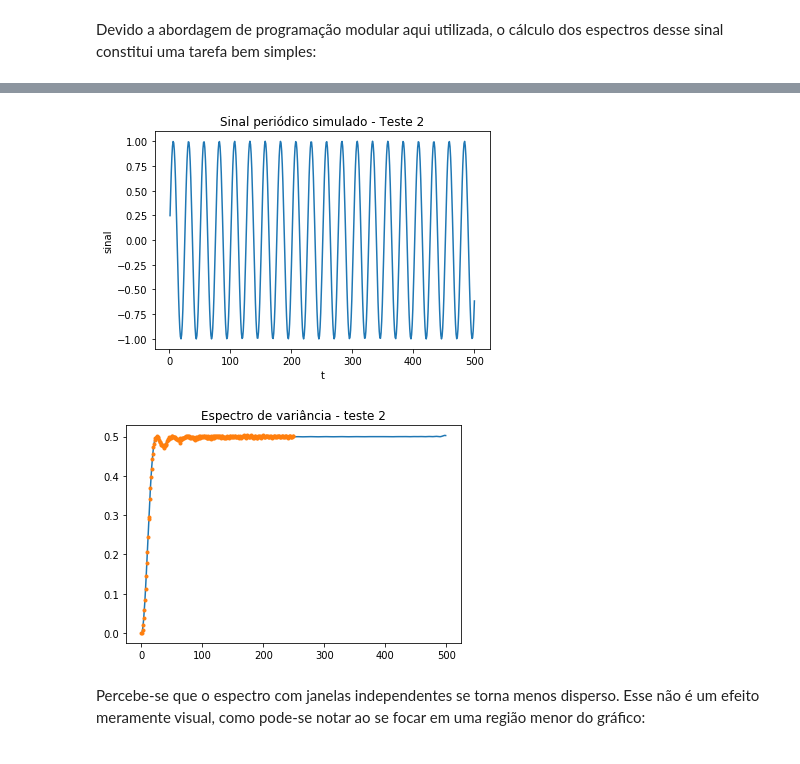
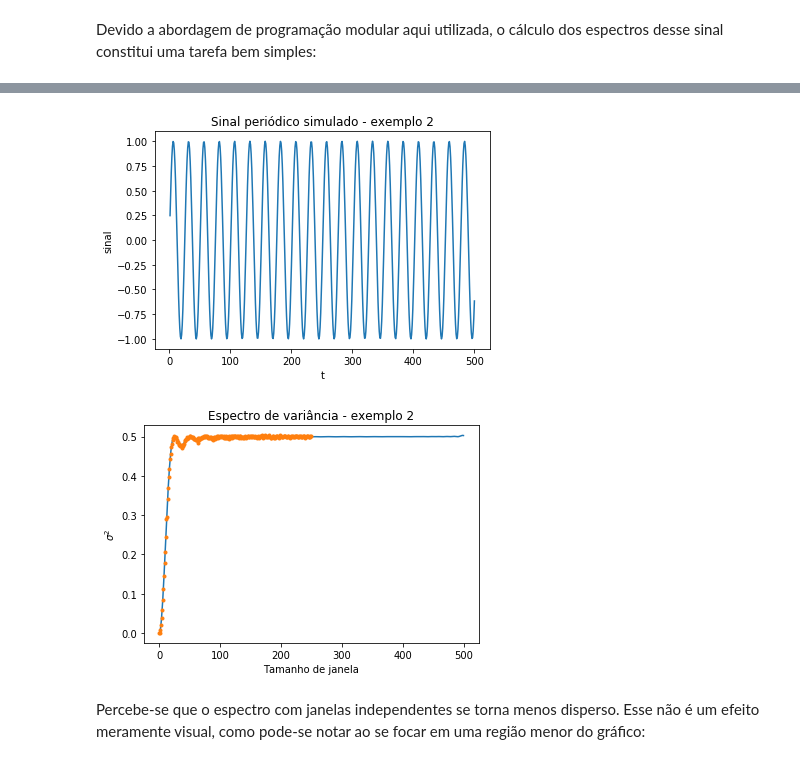
Before and after one commit to afraeq/spectra, a Jupyter notebook: notebooks/1-afra-primeiros_testes.ipynb, the cells around one changed output, grey strips where cells are left out. Cells and saved outputs as stored; diff of their text form; code cells hidden in the pictures.

```diff
--- a/notebooks/1-afra-primeiros_testes.ipynb
+++ b/notebooks/1-afra-primeiros_testes.ipynb
@@ -286,26 +288,28 @@ sinal2 = np.sin(t/4)
 
 plt.figure()
 plt.plot(t,sinal2)
-plt.title('Sinal periódico simulado - Teste 2')
+plt.title('Sinal periódico simulado - exemplo 2')
 plt.xlabel('t')
 plt.ylabel('sinal');
 # %% [output]
-[figure, old version]
+[figure, new version]
 # %%
-# criando a instância do teste 2
-test2 = spectra(sinal2)
+# criando a instância do exemplo 2
+ex2 = spectra(sinal2)
 
-# calculando o espectro do teste 2, com janela deslizante
-test2.sliding_Window_Var_Spectra()
+# calculando o espectro do exemplo 2, com janela deslizante
+ex2.sliding_Window_Var_Spectra()
 
-# calculando o espectro do teste 2, com janelas independentes
-test2.independent_Window_Var_Spectra()
+# calculando o espectro do exemplo 2, com janelas independentes
+ex2.independent_Window_Var_Spectra()
 
 # plotando os resultados
-fig2 = test2.plot_Var_Spectra(plt.gca())
-plt.title('Espectro de variância - teste 2');
+fig2 = ex2.plot_Var_Spectra(plt.gca())
+plt.title('Espectro de variância - exemplo 2')
+plt.xlabel('Tamanho de janela')
+plt.ylabel('$\sigma^2$');
 # %% [output]
-[figure, old version]
+[figure, new version]
 # %% [markdown]
 Percebe-se que o espectro com janelas independentes se torna menos disperso. Esse não é um efeito meramente visual, como pode-se notar ao se focar em uma região menor do gráfico:
 # %%
```
Also changed, not shown: parts of 26 cells of this notebook, 1 other file.
